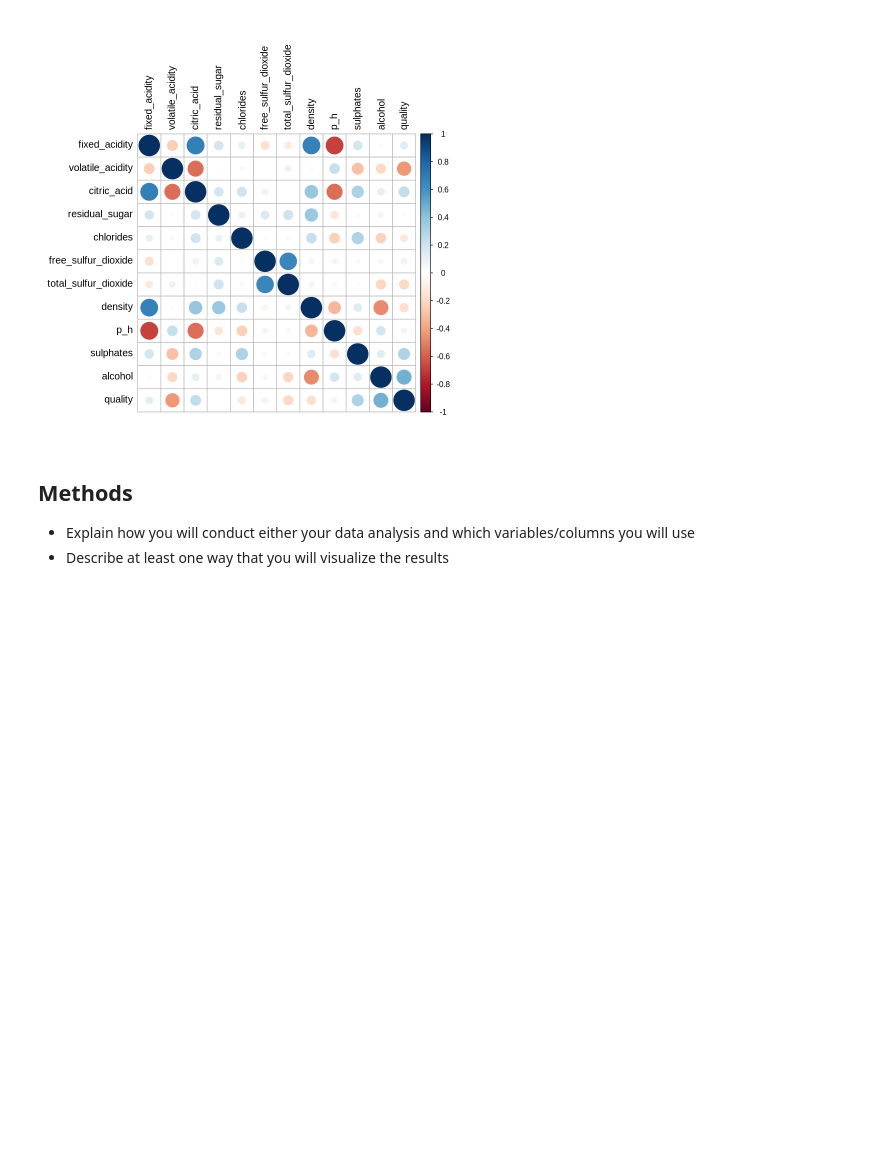
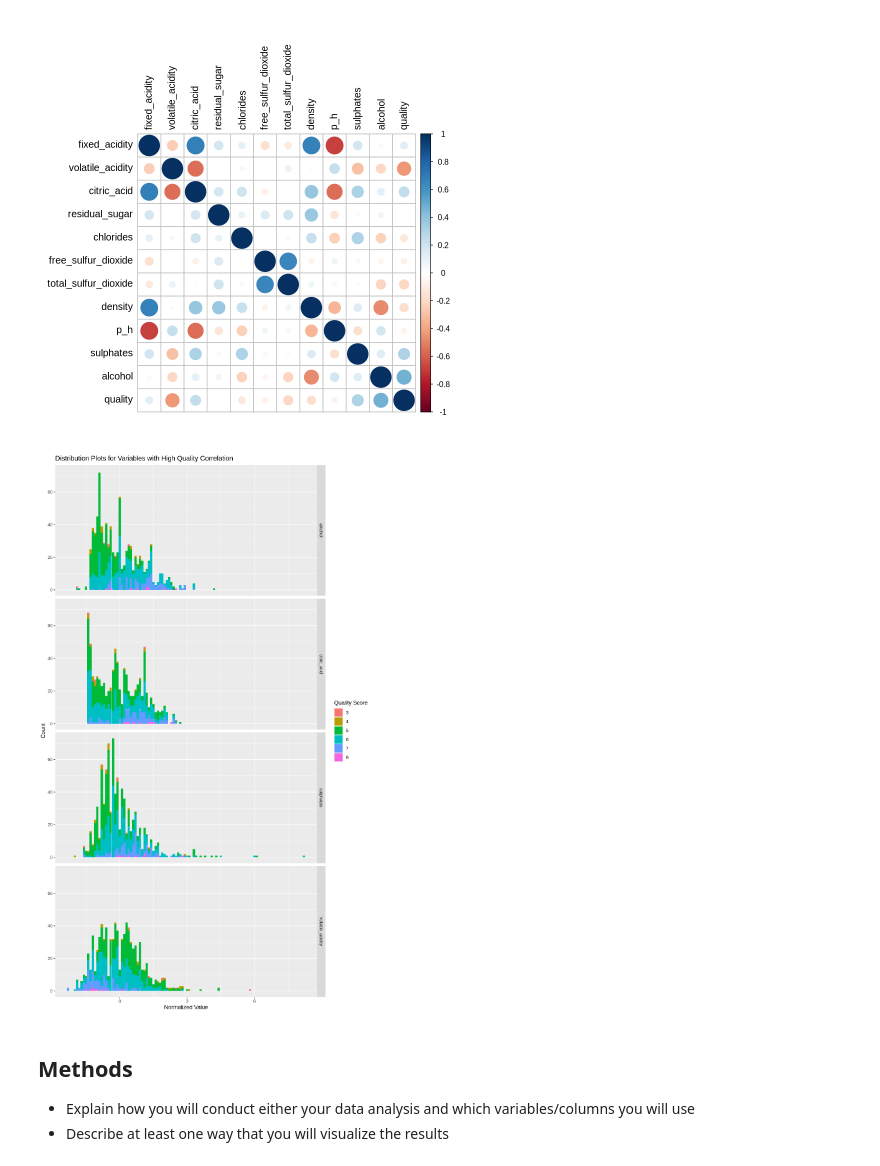
Before and after one commit to MostLeVert/goup01dsci100, a Jupyter notebook: Project_proposal.ipynb, the cells around one changed output. Saved outputs shown, nothing was run; the diff lists cells and outputs as text; code cells hidden in the pictures; blank space fills up the shorter version.

Commit message:
Added distribution plots
Using the variables with the highest correlations with quality, I created a distribution plots to visually show these realtionships.

```diff
--- a/Project_proposal.ipynb
+++ b/Project_proposal.ipynb
@@ -105,6 +116,27 @@ correlation_matrix <- cor(wine_train_quantitative[, c('fixed_acidity', 'volatile
 corrplot(correlation_matrix, method = "circle", tl.col = "black")
 # %% [output]
 [figure]
+# %%
+# Create a distribution plot for the variables with larger correlations with quality from the correlation plot above
+options(repr.plot.height = 15, repr.plot.width = 9)
+qual_id_df <- wine_train |>
+    select(quality) # create data fram with just quality for use below
+distribution_plot <- wine_train |>
+    select(volatile_acidity, citric_acid, sulphates, alcohol) |>
+    scale() |> #Scaling data so that axis domain is consistent across plots
+    as.data.frame() |>
+    bind_cols(qual_id_df) |>
+    pivot_longer(cols = volatile_acidity:alcohol, names_to = "measurement", values_to = "value") |>
+    ggplot(aes(x = value, fill = quality)) +
+        geom_histogram(binwidth = 0.1) +
+        facet_grid(rows = vars(measurement)) +
+        labs(x = "Normalized Value",
+            y = "Count",
+            title = "Distribution Plots for Variables with High Quality Correlation",
+            fill = "Quality Score")
+distribution_plot
+# %% [output]
+[figure, added]
 # %% [markdown]
 ## Methods
 - Explain how you will conduct either your data analysis and which variables/columns you will use
```
Also changed, not shown: parts of 4 cells of this notebook.
